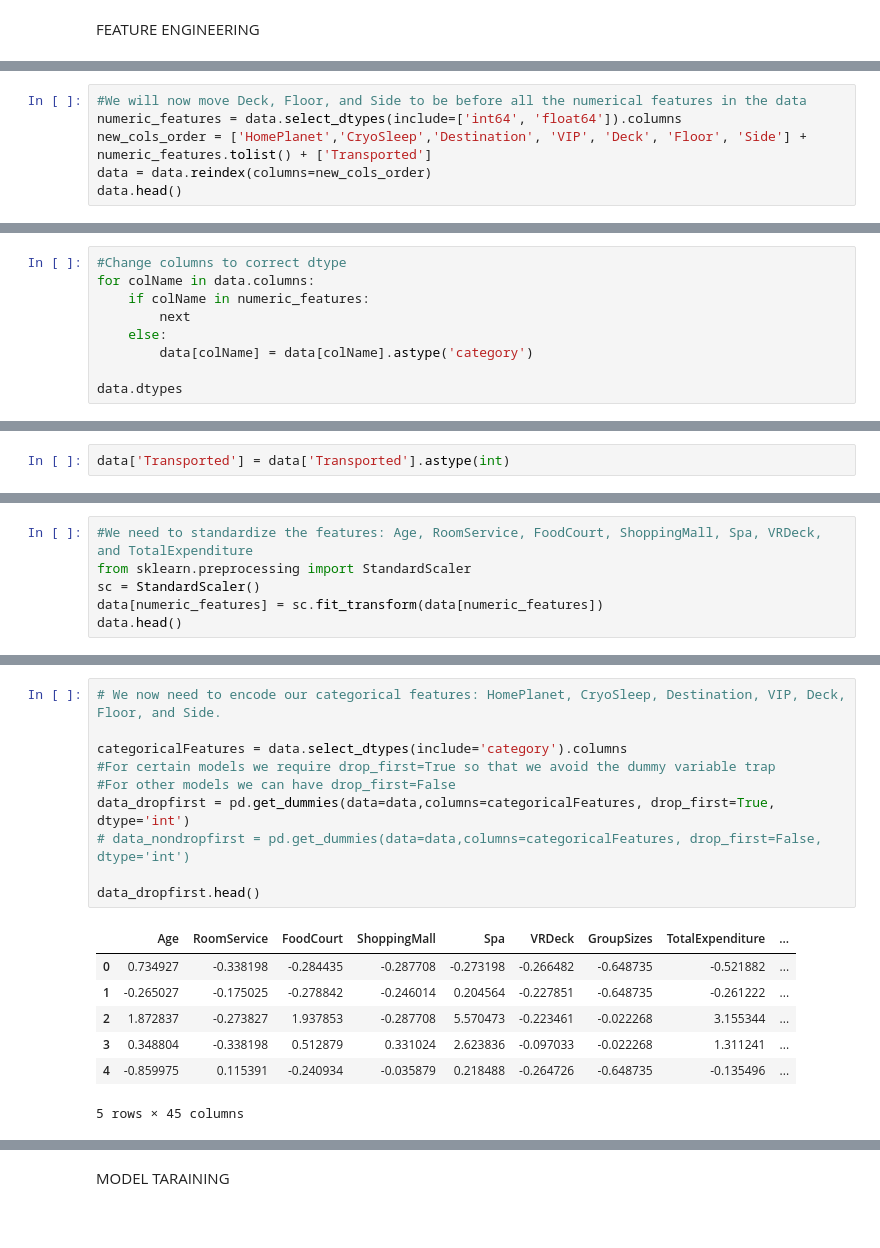
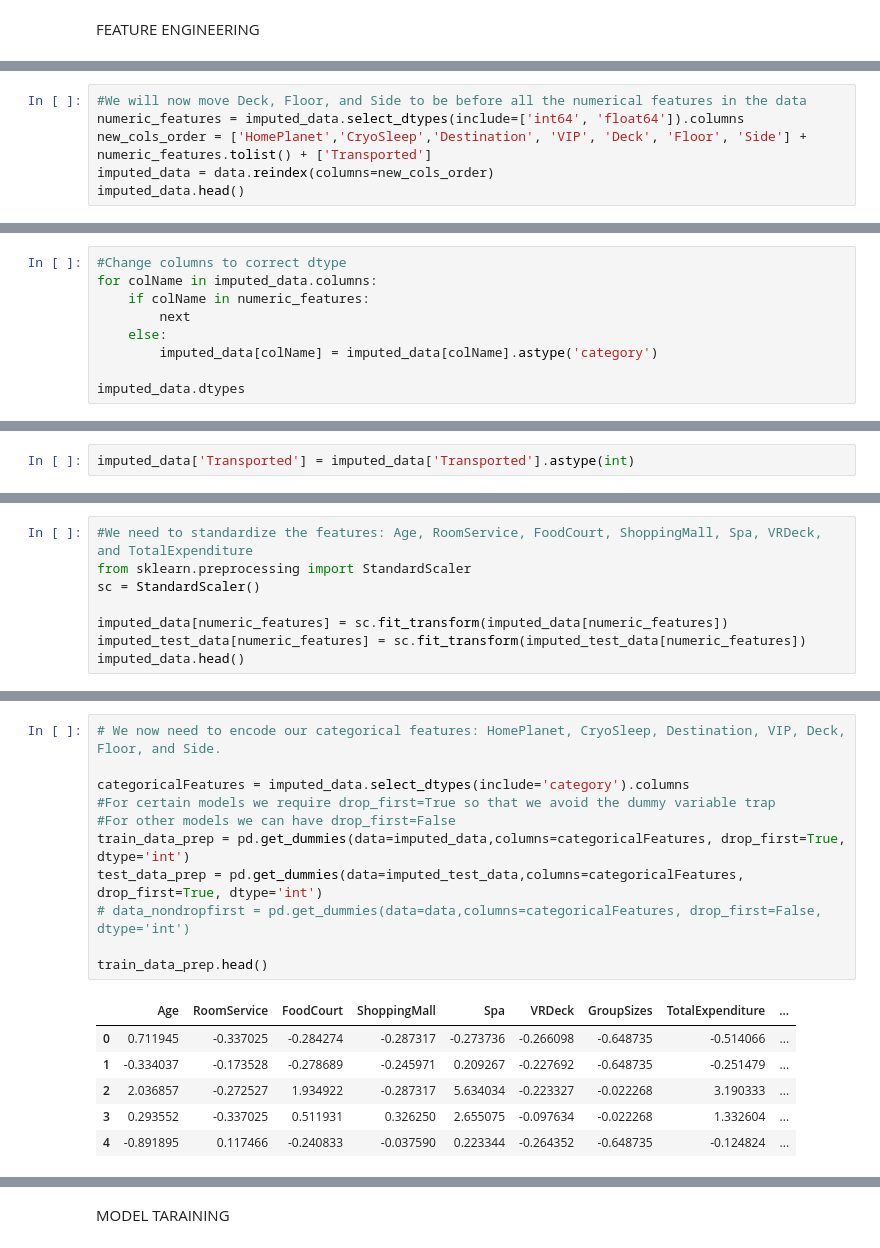
Before and after one commit to RMDS-GroupProject/spaceship_titanic, a Jupyter notebook: test.ipynb, the cells around one changed output, grey strips where cells are left out. Cells and saved outputs as stored; diff of their text form; blank space fills up the shorter version.

Commit message:
simplified code, cleaned up and did some preliminary training

```diff
--- a/test.ipynb
+++ b/test.ipynb
@@ -457,8 +418,8 @@ data.head()
 # %%
 #We will now move Deck, Floor, and Side to be before all the numerical features in the data
-numeric_features = data.select_dtypes(include=['int64', 'float64']).columns
+numeric_features = imputed_data.select_dtypes(include=['int64', 'float64']).columns
 new_cols_order = ['HomePlanet','CryoSleep','Destination', 'VIP', 'Deck', 'Floor', 'Side'] + numeric_features.tolist() + ['Transported']
-data = data.reindex(columns=new_cols_order)
-data.head()
+imputed_data = data.reindex(columns=new_cols_order)
+imputed_data.head()
 # %% [output]
 |  | HomePlanet | CryoSleep | Destination | VIP | Deck | Floor | Side | Age | RoomService | ... |
@@ -470,12 +431,12 @@ data.head()
 # %%
 #Change columns to correct dtype
-for colName in data.columns:
+for colName in imputed_data.columns:
     if colName in numeric_features:
         next
     else:
-        data[colName] = data[colName].astype('category')
+        imputed_data[colName] = imputed_data[colName].astype('category')
 
-data.dtypes
+imputed_data.dtypes
 # %% [output]
 HomePlanet          category
 CryoSleep           category
@@ -554,6 +504,6 @@ The column "GroupSizes" has 8 unique values.
 The column "TotalExpenditure" has 2336 unique values.
 The column "Transported" has 2 unique values.
 # %%
-data['Transported'] = data['Transported'].astype(int)
+imputed_data['Transported'] = imputed_data['Transported'].astype(int)
 # %%
 #Let's see the distribution of our Transported column
@@ -564,7 +514,9 @@ Distribution of Transported column: 50.36%
 #We need to standardize the features: Age, RoomService, FoodCourt, ShoppingMall, Spa, VRDeck, and TotalExpenditure
 from sklearn.preprocessing import StandardScaler
 sc = StandardScaler()
-data[numeric_features] = sc.fit_transform(data[numeric_features])
-data.head()
+
+imputed_data[numeric_features] = sc.fit_transform(imputed_data[numeric_features])
+imputed_test_data[numeric_features] = sc.fit_transform(imputed_test_data[numeric_features])
+imputed_data.head()
 # %% [output]
 |  | HomePlanet | CryoSleep | Destination | VIP | Deck | Floor | Side | Age | RoomService | ... |
@@ -576,20 +528,20 @@ data.head()
 # %%
 # We now need to encode our categorical features: HomePlanet, CryoSleep, Destination, VIP, Deck, Floor, and Side.
 
-categoricalFeatures = data.select_dtypes(include='category').columns
+categoricalFeatures = imputed_data.select_dtypes(include='category').columns
 #For certain models we require drop_first=True so that we avoid the dummy variable trap
 #For other models we can have drop_first=False
-data_dropfirst = pd.get_dummies(data=data,columns=categoricalFeatures, drop_first=True, dtype='int')
+train_data_prep = pd.get_dummies(data=imputed_data,columns=categoricalFeatures, drop_first=True, dtype='int')
+test_data_prep = pd.get_dummies(data=imputed_test_data,columns=categoricalFeatures, drop_first=True, dtype='int')
 # data_nondropfirst = pd.get_dummies(data=data,columns=categoricalFeatures, drop_first=False, dtype='int')
 
-data_dropfirst.head()
+train_data_prep.head()
 # %% [output]
 |  | Age | RoomService | FoodCourt | ShoppingMall | Spa | VRDeck | GroupSizes | TotalExpenditure | ... |
-| 0 | 0.734927 | -0.338198 | -0.284435 | -0.287708 | -0.273198 | -0.266482 | -0.648735 | -0.521882 | ... |
-| 1 | -0.265027 | -0.175025 | -0.278842 | -0.246014 | 0.204564 | -0.227851 | -0.648735 | -0.261222 | ... |
-| 2 | 1.872837 | -0.273827 | 1.937853 | -0.287708 | 5.570473 | -0.223461 | -0.022268 | 3.155344 | ... |
-| 3 | 0.348804 | -0.338198 | 0.512879 | 0.331024 | 2.623836 | -0.097033 | -0.022268 | 1.311241 | ... |
-| 4 | -0.859975 | 0.115391 | -0.240934 | -0.035879 | 0.218488 | -0.264726 | -0.648735 | -0.135496 | ... |
+| 0 | 0.711945 | -0.337025 | -0.284274 | -0.287317 | -0.273736 | -0.266098 | -0.648735 | -0.514066 | ... |
+| 1 | -0.334037 | -0.173528 | -0.278689 | -0.245971 | 0.209267 | -0.227692 | -0.648735 | -0.251479 | ... |
+| 2 | 2.036857 | -0.272527 | 1.934922 | -0.287317 | 5.634034 | -0.223327 | -0.022268 | 3.190333 | ... |
+| 3 | 0.293552 | -0.337025 | 0.511931 | 0.326250 | 2.655075 | -0.097634 | -0.022268 | 1.332604 | ... |
+| 4 | -0.891895 | 0.117466 | -0.240833 | -0.037590 | 0.223344 | -0.264352 | -0.648735 | -0.124824 | ... |
-5 rows × 45 columns
 # %%
 #Let's move the Transported column back to the end
```
Also changed, not shown: parts of 29 cells of this notebook, 4 other files.
